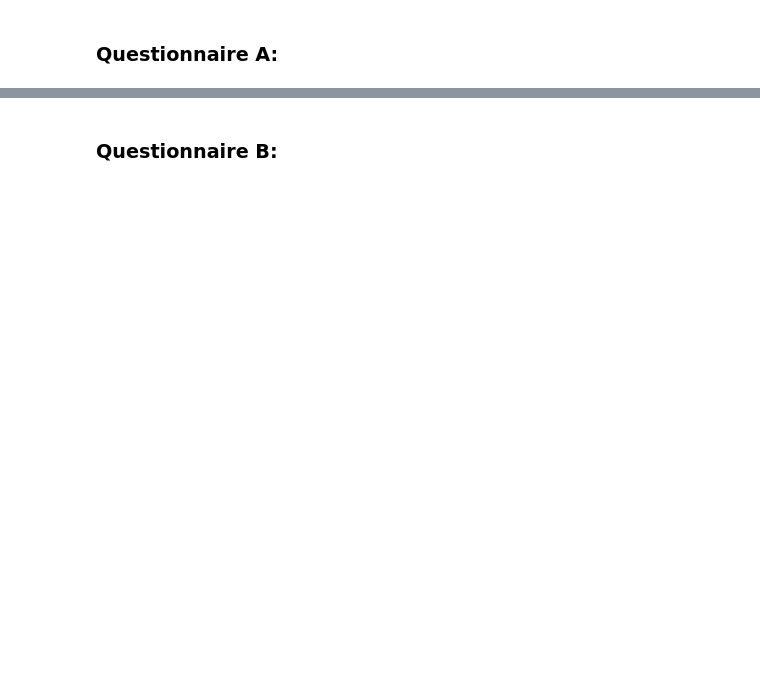
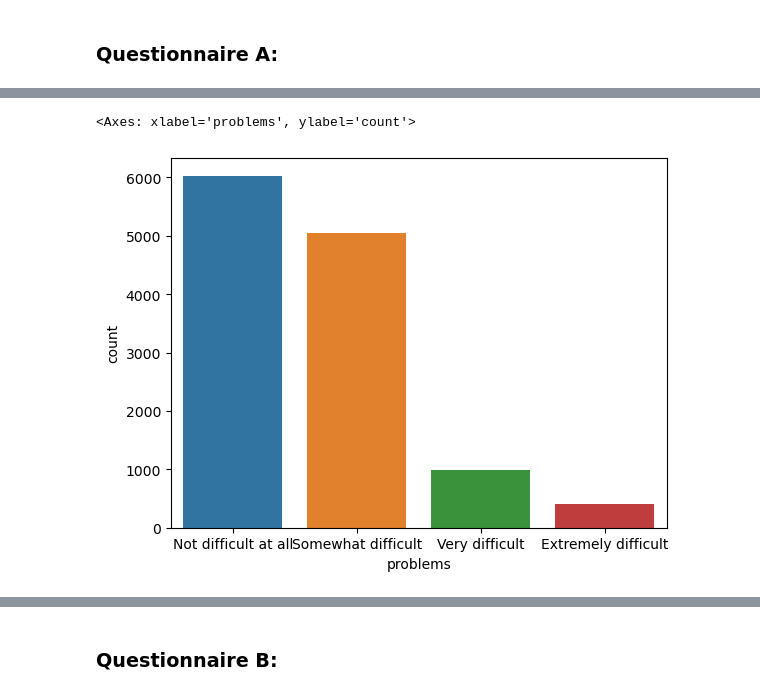
Before and after one commit to KohanaD/Gaming_Health_Capstone, a Jupyter notebook: gaming health survey capstone.ipynb, the cells around one changed output, grey strips where cells are left out. Drawn from its saved outputs; the diff is of its cells as text; code cells hidden in the pictures; blank space fills up the shorter version.

```diff
--- a/gaming health survey capstone.ipynb
+++ b/gaming health survey capstone.ipynb
@@ -68,0 +97,8 @@ survey_quest_a
+# %%
+plot_a = survey_quest_a.value_counts('problems').reset_index()
+sns.barplot(x = 'problems',
+            y = 'count',
+            data = plot_a)
+# %% [output]
+<Axes: xlabel='problems', ylabel='count'>
+[figure, added]
```
Also changed, not shown: parts of 25 cells of this notebook, 1 other file.
